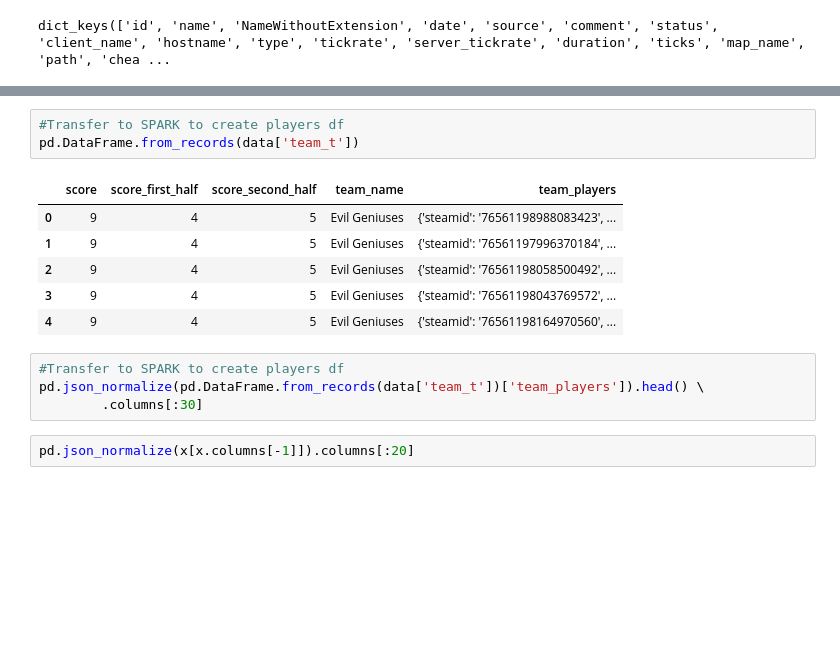
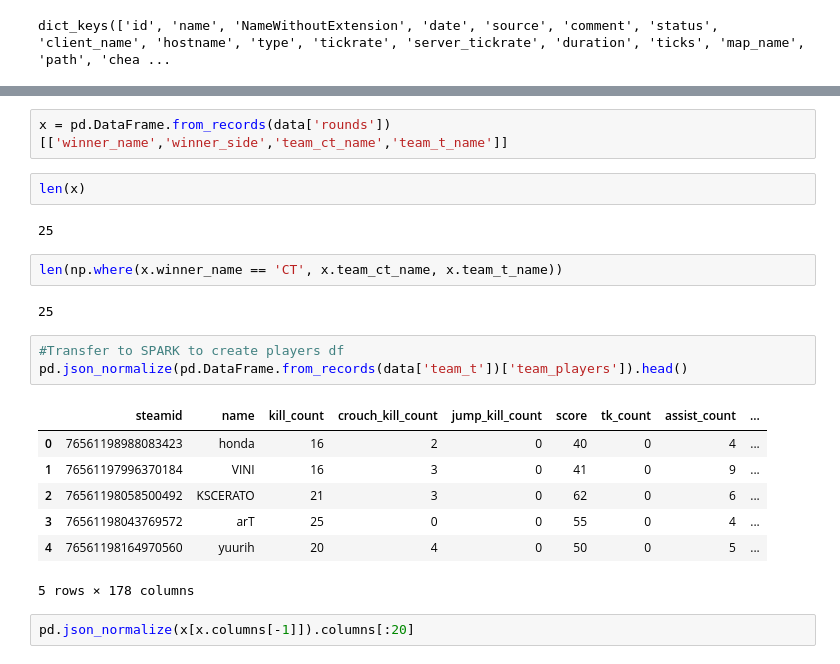
Before and after one commit to JohnGarrido/csgo_advanced_analytics, a Jupyter notebook: discovery.ipynb, the cells around one changed output, grey strips where cells are left out. Drawn from its saved outputs; the diff is of its cells as text; blank space fills up the shorter version.

Commit message:
Feature fixing, new data and analysis init

```diff
--- a/discovery.ipynb
+++ b/discovery.ipynb
@@ -19,17 +41,24 @@ dict_keys(['id', 'name', 'NameWithoutExtension', 'date', 'source', 'comment', 's
+# %%
+x = pd.DataFrame.from_records(data['rounds'])[['winner_name','winner_side','team_ct_name','team_t_name']]
+# %%
+len(x)
+# %% [output]
+25
+# %%
+len(np.where(x.winner_name == 'CT', x.team_ct_name, x.team_t_name))
+# %% [output]
+25
 # %%
 #Transfer to SPARK to create players df
-pd.DataFrame.from_records(data['team_t'])
+pd.json_normalize(pd.DataFrame.from_records(data['team_t'])['team_players']).head()
 # %% [output]
-|  | score | score_first_half | score_second_half | team_name | team_players |
-| 0 | 9 | 4 | 5 | Evil Geniuses | {'steamid': '76561198988083423', ... |
-| 1 | 9 | 4 | 5 | Evil Geniuses | {'steamid': '76561197996370184', ... |
-| 2 | 9 | 4 | 5 | Evil Geniuses | {'steamid': '76561198058500492', ... |
-| 3 | 9 | 4 | 5 | Evil Geniuses | {'steamid': '76561198043769572', ... |
-| 4 | 9 | 4 | 5 | Evil Geniuses | {'steamid': '76561198164970560', ... |
+|  | steamid | name | kill_count | crouch_kill_count | jump_kill_count | score | tk_count | assist_count | ... |
+| 0 | 76561198988083423 | honda | 16 | 2 | 0 | 40 | 0 | 4 | ... |
+| 1 | 76561197996370184 | VINI | 16 | 3 | 0 | 41 | 0 | 9 | ... |
+| 2 | 76561198058500492 | KSCERATO | 21 | 3 | 0 | 62 | 0 | 6 | ... |
+| 3 | 76561198043769572 | arT | 25 | 0 | 0 | 55 | 0 | 4 | ... |
+| 4 | 76561198164970560 | yuurih | 20 | 4 | 0 | 50 | 0 | 5 | ... |
+5 rows × 178 columns
-# %%
-#Transfer to SPARK to create players df
-pd.json_normalize(pd.DataFrame.from_records(data['team_t'])['team_players']).head() \
-        .columns[:30]
 # %%
 pd.json_normalize(x[x.columns[-1]]).columns[:20]
 # %% [output]
```
Also changed, not shown: parts of 2 cells of this notebook, 21 other files.
